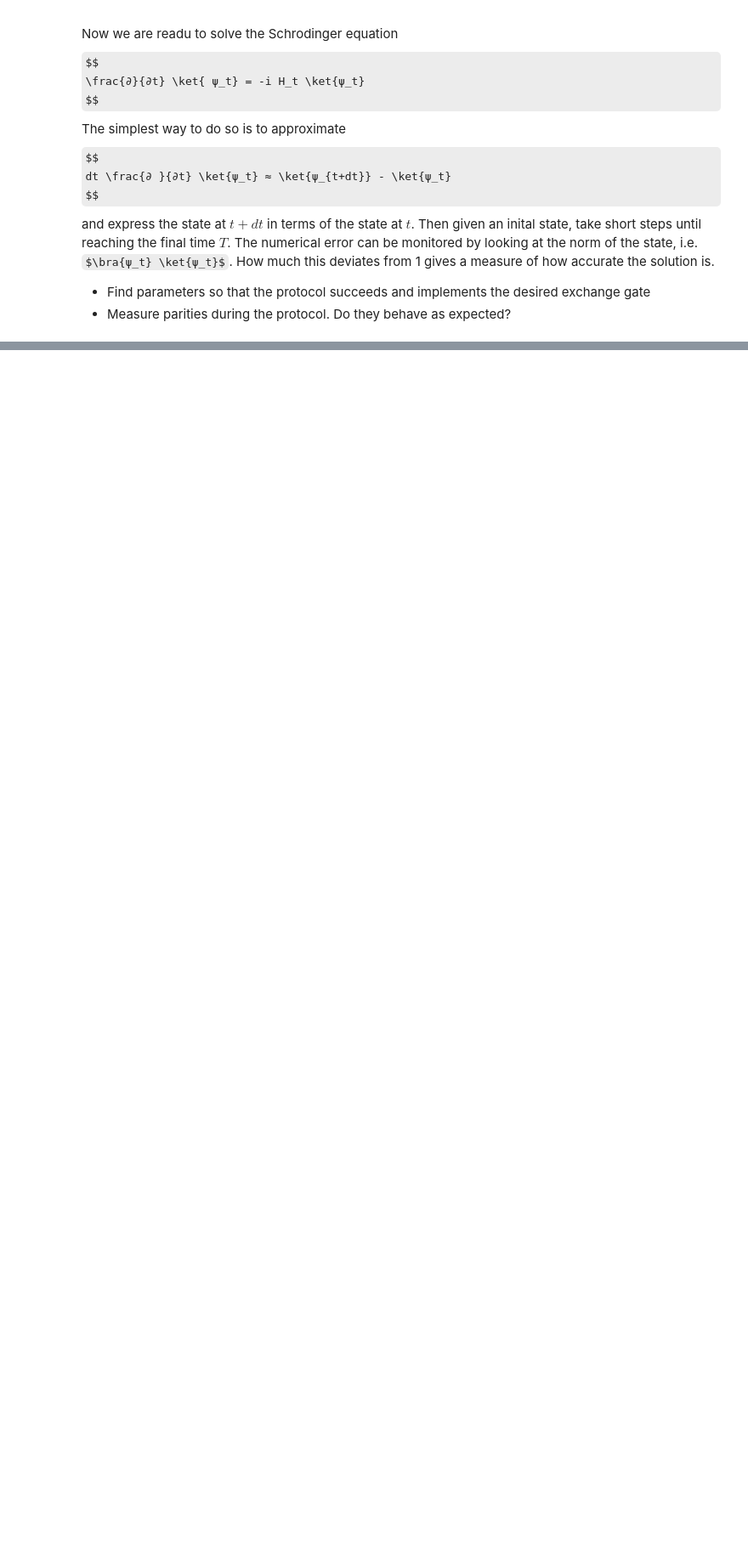
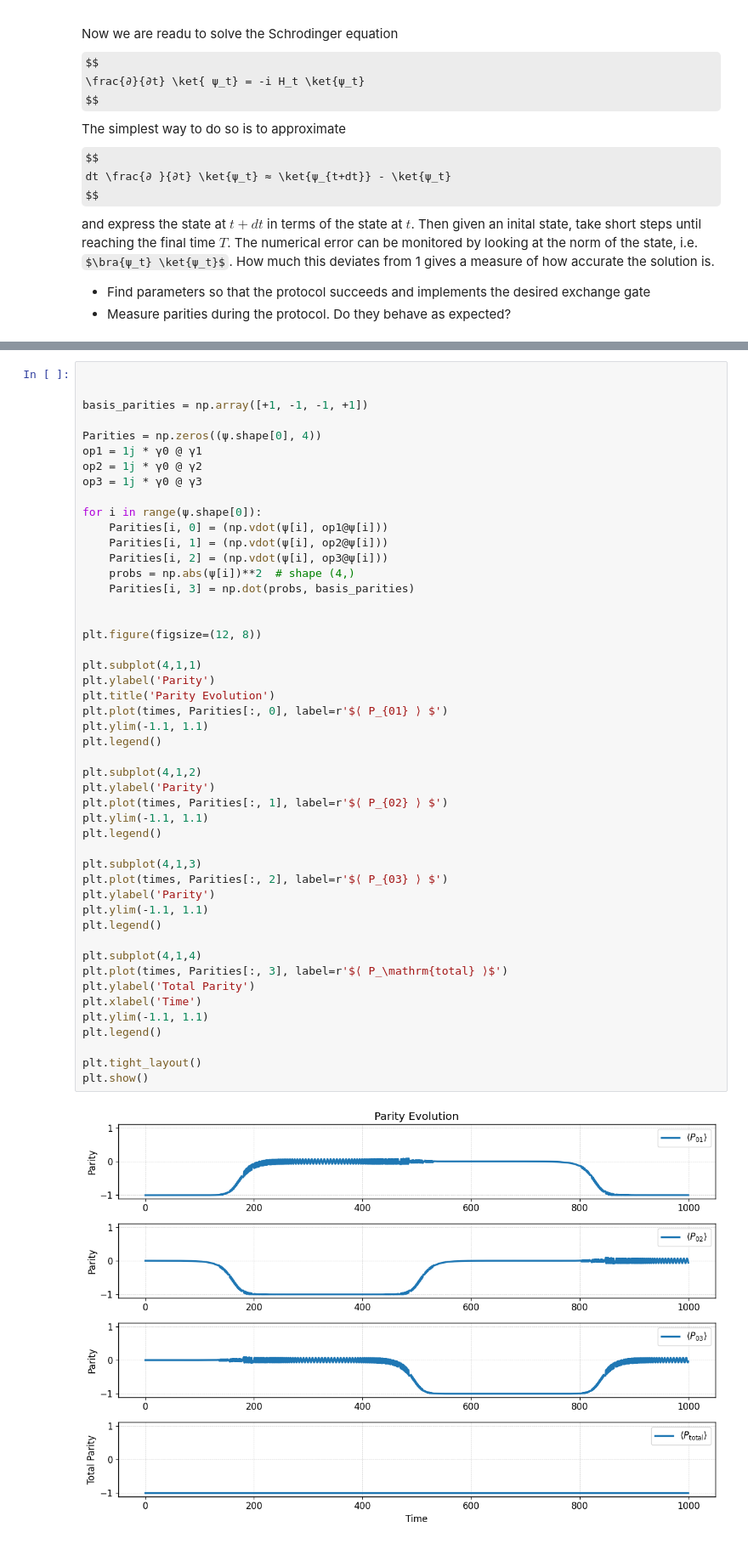
Before and after one commit to hishemok/FYS5419, a Jupyter notebook: Project_2/Braiding_project.ipynb, the cells around one changed output, grey strips where cells are left out. Shown at 85% size. Drawn from its saved outputs; the diff is of its cells as text; some formulas as TeX source; blank space fills up the shorter version.

```diff
--- a/Project_2/Braiding_project.ipynb
+++ b/Project_2/Braiding_project.ipynb
@@ -1189,0 +765,50 @@ Min Berry Phase Error at s = 476.3157894736842 /T_total and Dmin/Dmax = 0.0
+# %%
+
+
+basis_parities = np.array([+1, -1, -1, +1])
+
+Parities = np.zeros((ψ.shape[0], 4))
+op1 = 1j * γ0 @ γ1
+op2 = 1j * γ0 @ γ2
+op3 = 1j * γ0 @ γ3
+
+for i in range(ψ.shape[0]):
+    Parities[i, 0] = (np.vdot(ψ[i], op1@ψ[i]))
+    Parities[i, 1] = (np.vdot(ψ[i], op2@ψ[i]))
+    Parities[i, 2] = (np.vdot(ψ[i], op3@ψ[i]))
+    probs = np.abs(ψ[i])**2  # shape (4,)
+    Parities[i, 3] = np.dot(probs, basis_parities)
+
+
+plt.figure(figsize=(12, 8))
+
+plt.subplot(4,1,1)
+plt.ylabel('Parity')
+plt.title('Parity Evolution')
+plt.plot(times, Parities[:, 0], label=r'$⟨ P_{01} ⟩ $')
+plt.ylim(-1.1, 1.1)
+plt.legend()
+
+plt.subplot(4,1,2)
+plt.ylabel('Parity')
+plt.plot(times, Parities[:, 1], label=r'$⟨ P_{02} ⟩ $')
+plt.ylim(-1.1, 1.1)
+plt.legend()
+
+plt.subplot(4,1,3)
+plt.plot(times, Parities[:, 2], label=r'$⟨ P_{03} ⟩ $')
+plt.ylabel('Parity')
+plt.ylim(-1.1, 1.1)
+plt.legend()
+
+plt.subplot(4,1,4)
+plt.plot(times, Parities[:, 3], label=r'$⟨ P_\mathrm{total} ⟩$')
+plt.ylabel('Total Parity')
+plt.xlabel('Time')
+plt.ylim(-1.1, 1.1)
+plt.legend()
+
+plt.tight_layout()
+plt.show()
+# %% [output]
+[figure, added]
```
Also changed, not shown: parts of 47 cells of this notebook, 14 other files.
